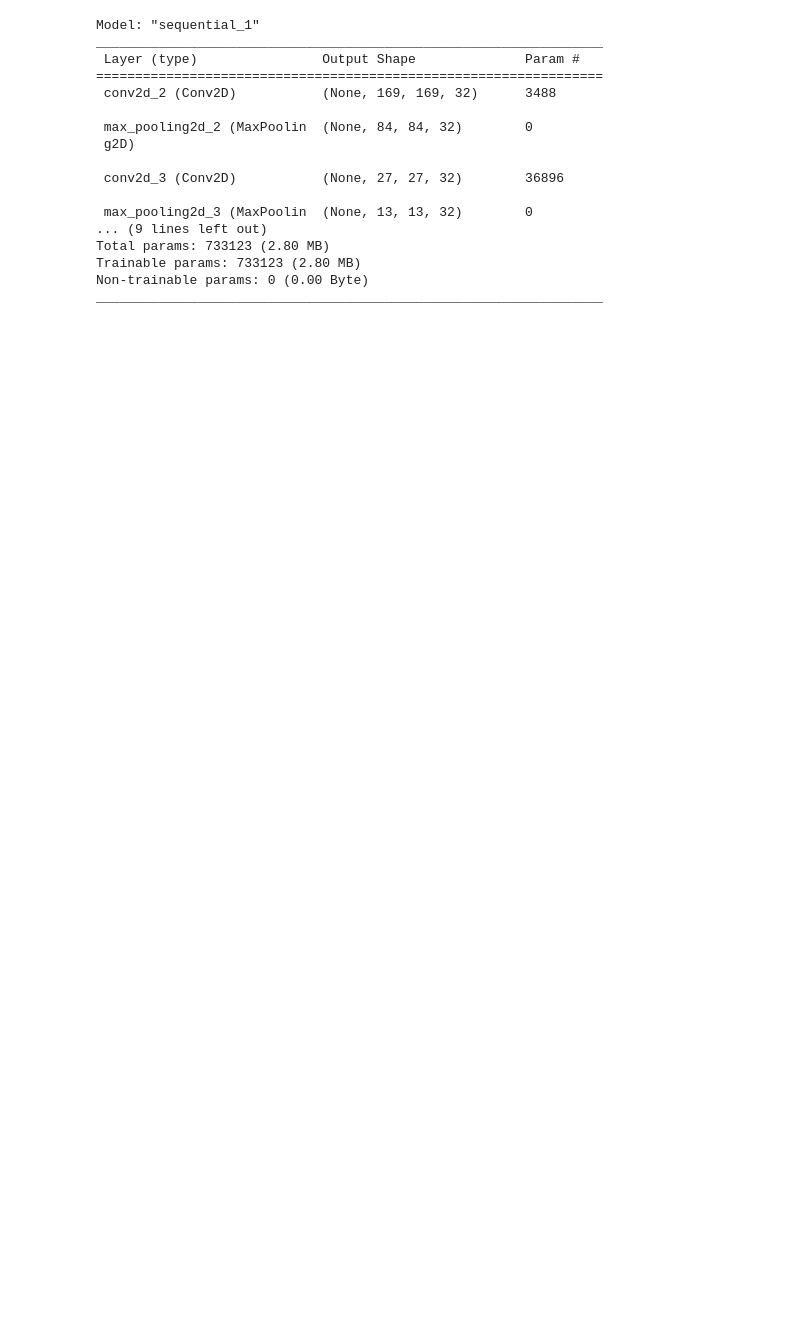
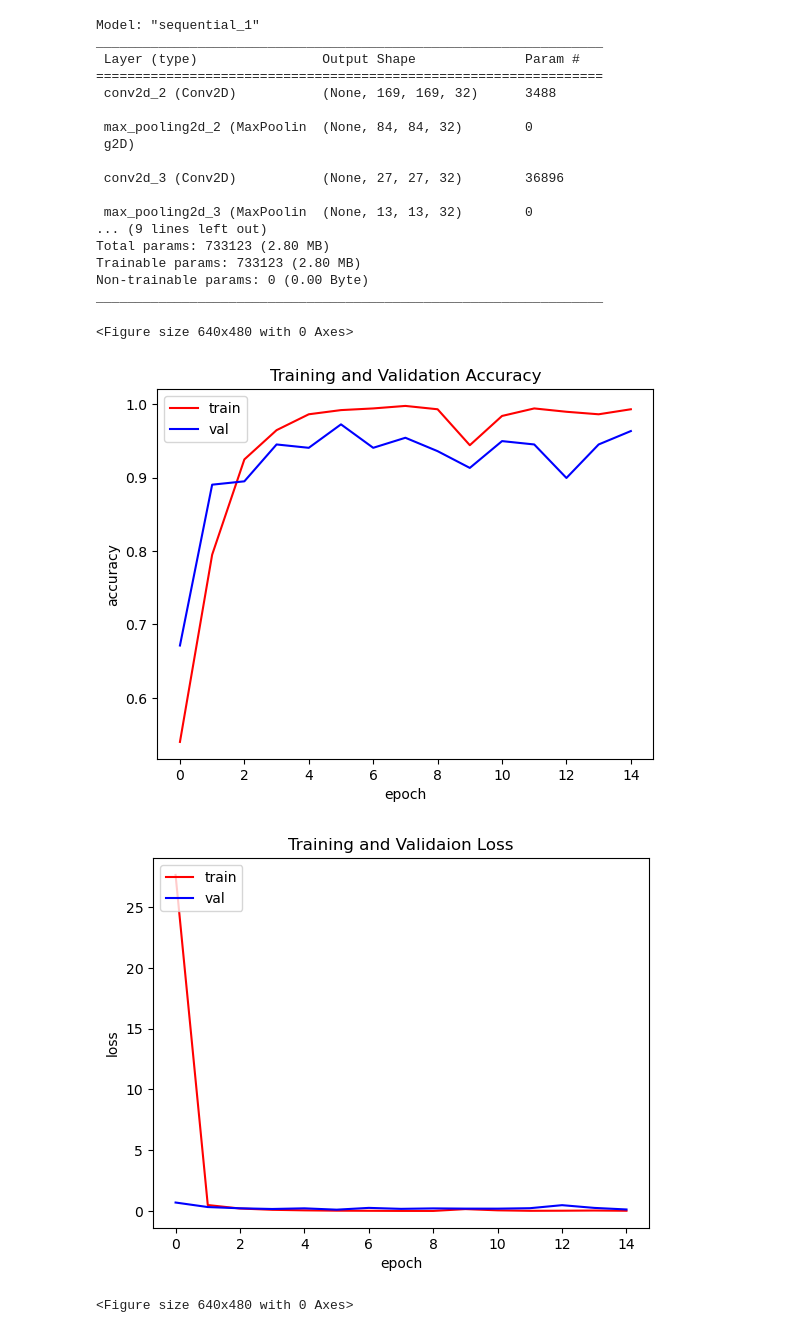
Before and after one commit to 7Zenox/lungcancerclassfn, a Jupyter notebook: CNN classifier [XRAY].ipynb, the cells around one changed output. Saved outputs shown, nothing was run; the diff lists cells and outputs as text; code cells hidden in the pictures; blank space fills up the shorter version.

```diff
--- a/CNN classifier [XRAY].ipynb
+++ b/CNN classifier [XRAY].ipynb
@@ -296,5 +327,33 @@ Non-trainable params: 0 (0.00 Byte)
 _________________________________________________________________
 # %%
 lmao = model.history
+# %%
+acc = fit.history['accuracy']
+val_acc = fit.history['val_accuracy']
+loss = fit.history['loss']
+val_loss = fit.history['val_loss']
+
+epochs = range(len(acc))
+
+plt.plot(epochs, acc, 'r')
+plt.plot(epochs, val_acc, 'b')
+plt.title('Training and Validation Accuracy')
+plt.ylabel('accuracy')
+plt.xlabel('epoch')
+plt.legend(['train', 'val'], loc='upper left')
+plt.figure()
+
+plt.plot(epochs, loss, 'r')
+plt.plot(epochs, val_loss, 'b')
+plt.ylabel('loss')
+plt.xlabel('epoch')
+plt.legend(['train', 'val'], loc='upper left')
+plt.title('Training and Validaion Loss')
+plt.figure()
+# %% [output]
+<Figure size 640x480 with 0 Axes>
+[figure, added]
+[figure, added]
+<Figure size 640x480 with 0 Axes>
 # %%
 model.save('cnn-' + datetime.datetime.now().strftime("%Y%m%d-%H%M%S") + '.h5')
```
Also changed, not shown: parts of 9 cells of this notebook, 7 other files.
